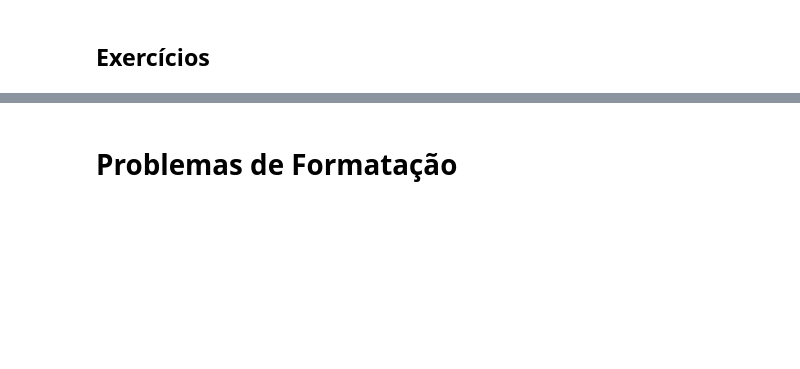
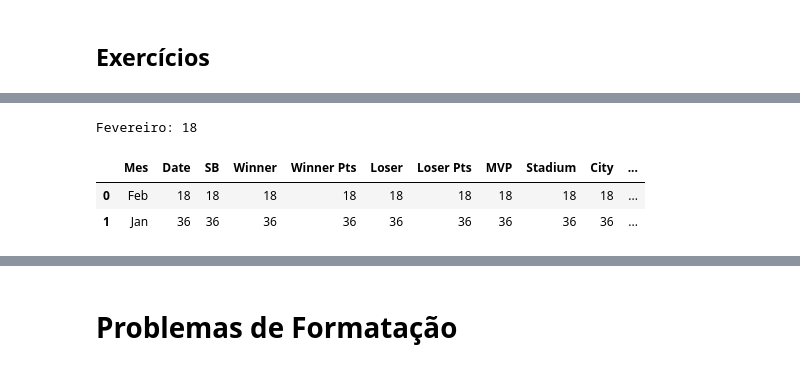
Before and after one commit to tafarelyan/aula-ETL, a Jupyter notebook: Aula 3 - Problemas nos dados.ipynb, the cells around one changed output, grey strips where cells are left out. Cells and saved outputs as stored; diff of their text form; code cells hidden in the pictures; blank space fills up the shorter version.

```diff
--- a/Aula 3 - Problemas nos dados.ipynb
+++ b/Aula 3 - Problemas nos dados.ipynb
@@ -338,2 +202,24 @@ mistura[['Winner', 'SB']]
+# %%
+# Quantas superbowls foram realizadas em Fevereiro?
+
+# Construindo a coluna "Mes"
+meses = []
+for data in df['Date']:
+    mes, dia, ano = data.split(' ')
+    meses.append(mes)
+
+df['Mes'] = meses
+
+fevereiro = df[
+    (df['Mes'] == 'Feb')
+]
+print('Fevereiro:', fevereiro['SB'].count())
+
+df.groupby(by='Mes', as_index=False).count()
+# %% [output]
+Fevereiro: 18
+|  | Mes | Date | SB | Winner | Winner Pts | Loser | Loser Pts | MVP | Stadium | City | ... |
+| 0 | Feb | 18 | 18 | 18 | 18 | 18 | 18 | 18 | 18 | 18 | ... |
+| 1 | Jan | 36 | 36 | 36 | 36 | 36 | 36 | 36 | 36 | 36 | ... |
 # %%
 # Quem é o MVP de todo o superbowl e em quantas edições ele foi elegido MVP?
```
Also changed, not shown: parts of 58 cells of this notebook.
